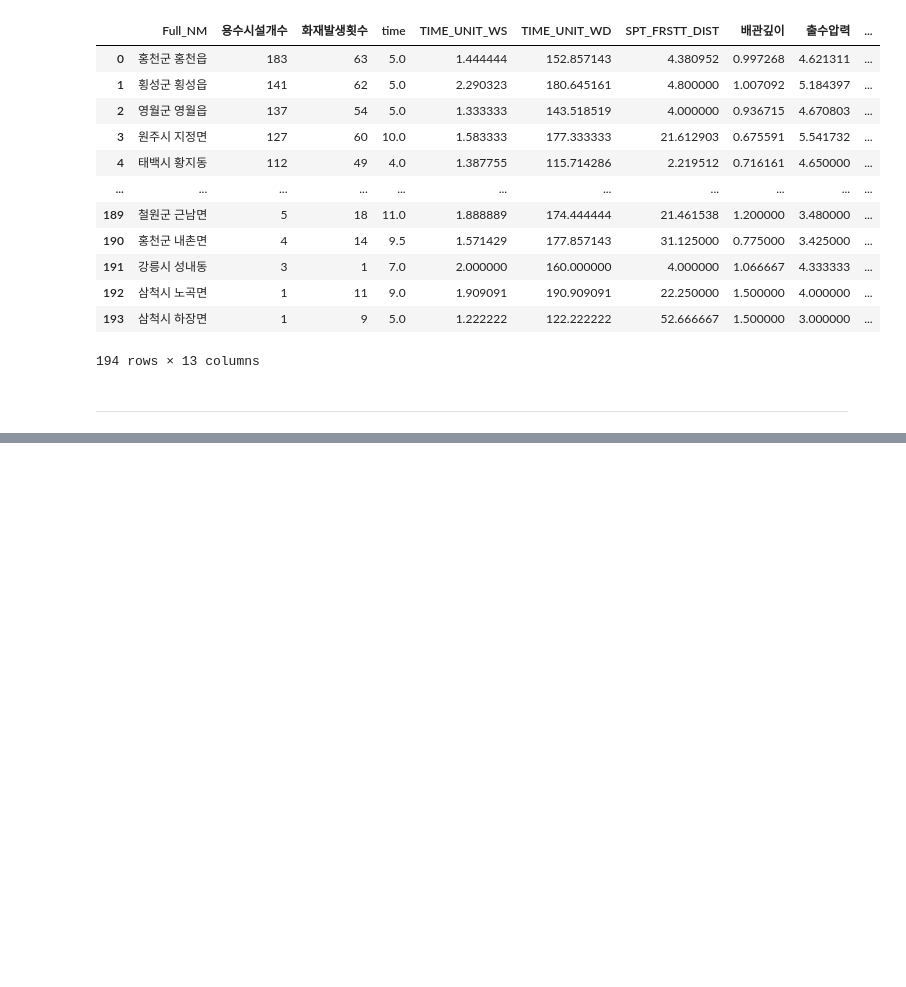
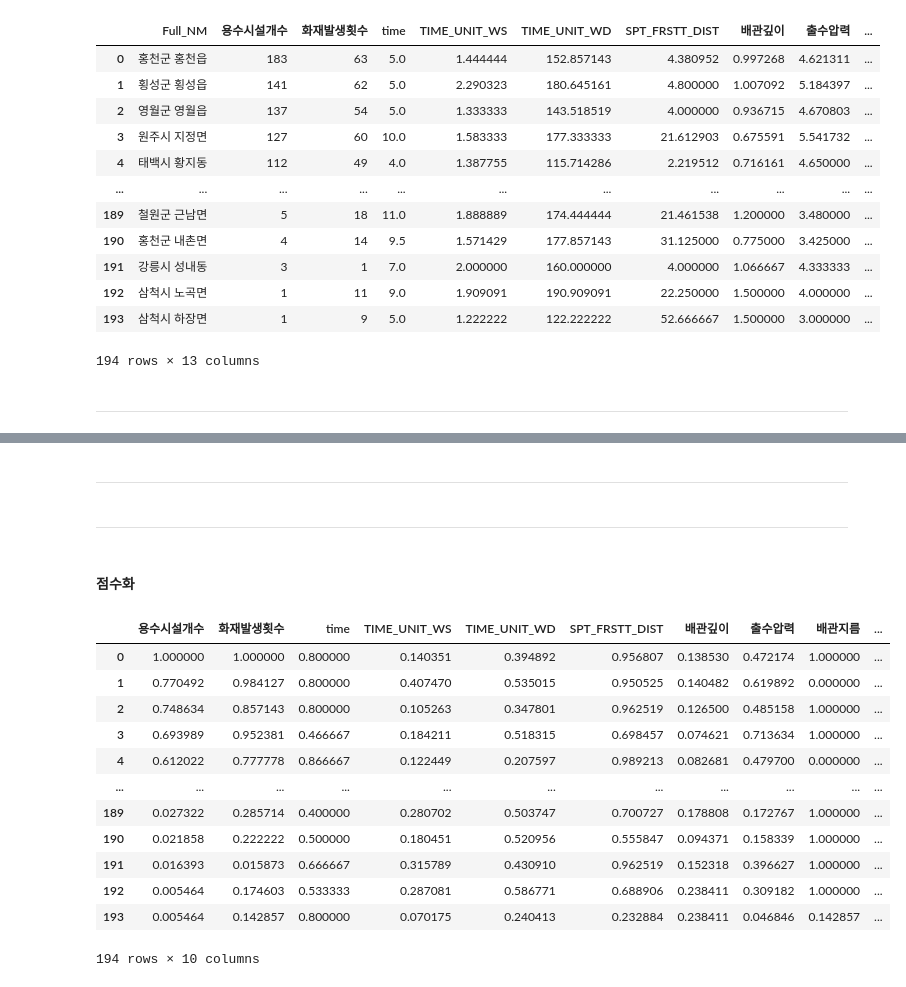
Before and after one commit to Myungbin/Senior, a Jupyter notebook: 비지니스인텔리전스/Project_비지니스인텔리전스/데이터전처리 - SGGEMD.ipynb, the cells around one changed output, grey strips where cells are left out. Saved outputs shown, nothing was run; the diff lists cells and outputs as text; code cells hidden in the pictures; blank space fills up the shorter version.

```diff
--- a/비지니스인텔리전스/Project_비지니스인텔리전스/데이터전처리 - SGGEMD.ipynb
+++ b/비지니스인텔리전스/Project_비지니스인텔리전스/데이터전처리 - SGGEMD.ipynb
@@ -551,0 +611,8 @@ dat
+# %%
+# MinMaxScaler
+from sklearn.preprocessing import MinMaxScaler
+scaler = MinMaxScaler()
+scaler.fit(num_dat)
+df_norm = scaler.transform(num_dat)
+df_norm = pd.DataFrame(df_norm, columns=num_dat.columns)
+df_norm.head()
@@ -551,0 +626,9 @@ dat
+# %%
+# 용수시설개수와 화재발생횟수의 정규화 마지막 행 제거
+from sklearn.preprocessing import MinMaxScaler
+scaler = MinMaxScaler()
+scaler.fit(data_count)
+df_count = scaler.transform(data_count)
+df_count = pd.DataFrame(df_count, columns=data_count.columns)
+df_count = df_count.drop(194, axis=0)
+df_count
@@ -551,0 +649,3 @@ dat
+# %%
+df_norm['용수시설개수'] = df_count['용수시설개수']
+df_norm['화재발생횟수'] = df_count['화재발생횟수']
@@ -563,3 +671,5 @@ dat
 # dat = pd.merge(dat, y, on='Full_NM')
 
 # # dat.to_csv('test.csv', encoding='cp949')
+# %% [markdown]
+---
@@ -565,0 +684,4 @@ dat
+# %% [markdown]
+---
+# %% [markdown]
+#### 점수화
@@ -565,0 +699,24 @@ dat
+# %%
+df = df_norm.copy()
+# %%
+# 시간과 거리의 개념은 반대되는 개념이므로 -1 후에 음수로 변환
+df['time'] = df['time'] - 1
+df['SPT_FRSTT_DIST'] = df['SPT_FRSTT_DIST'] - 1
+
+df['time'] = -df['time']
+df['SPT_FRSTT_DIST'] = -df['SPT_FRSTT_DIST']
+df
+# %% [output]
+|  | 용수시설개수 | 화재발생횟수 | time | TIME_UNIT_WS | TIME_UNIT_WD | SPT_FRSTT_DIST | 배관깊이 | 출수압력 | 배관지름 | ... |
+| 0 | 1.000000 | 1.000000 | 0.800000 | 0.140351 | 0.394892 | 0.956807 | 0.138530 | 0.472174 | 1.000000 | ... |
+| 1 | 0.770492 | 0.984127 | 0.800000 | 0.407470 | 0.535015 | 0.950525 | 0.140482 | 0.619892 | 0.000000 | ... |
+| 2 | 0.748634 | 0.857143 | 0.800000 | 0.105263 | 0.347801 | 0.962519 | 0.126500 | 0.485158 | 1.000000 | ... |
+| 3 | 0.693989 | 0.952381 | 0.466667 | 0.184211 | 0.518315 | 0.698457 | 0.074621 | 0.713634 | 1.000000 | ... |
+| 4 | 0.612022 | 0.777778 | 0.866667 | 0.122449 | 0.207597 | 0.989213 | 0.082681 | 0.479700 | 0.000000 | ... |
+| ... | ... | ... | ... | ... | ... | ... | ... | ... | ... | ... |
+| 189 | 0.027322 | 0.285714 | 0.400000 | 0.280702 | 0.503747 | 0.700727 | 0.178808 | 0.172767 | 1.000000 | ... |
+| 190 | 0.021858 | 0.222222 | 0.500000 | 0.180451 | 0.520956 | 0.555847 | 0.094371 | 0.158339 | 1.000000 | ... |
+| 191 | 0.016393 | 0.015873 | 0.666667 | 0.315789 | 0.430910 | 0.962519 | 0.152318 | 0.396627 | 1.000000 | ... |
+| 192 | 0.005464 | 0.174603 | 0.533333 | 0.287081 | 0.586771 | 0.688906 | 0.238411 | 0.309182 | 1.000000 | ... |
+| 193 | 0.005464 | 0.142857 | 0.800000 | 0.070175 | 0.240413 | 0.232884 | 0.238411 | 0.046846 | 0.142857 | ... |
+194 rows × 10 columns
```
Also changed, not shown: parts of 18 cells of this notebook.
